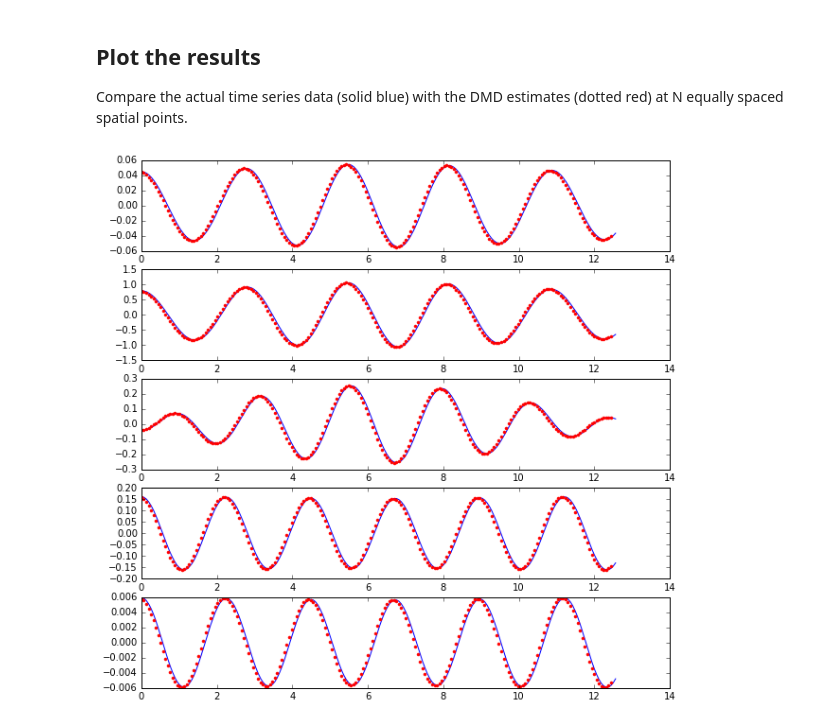
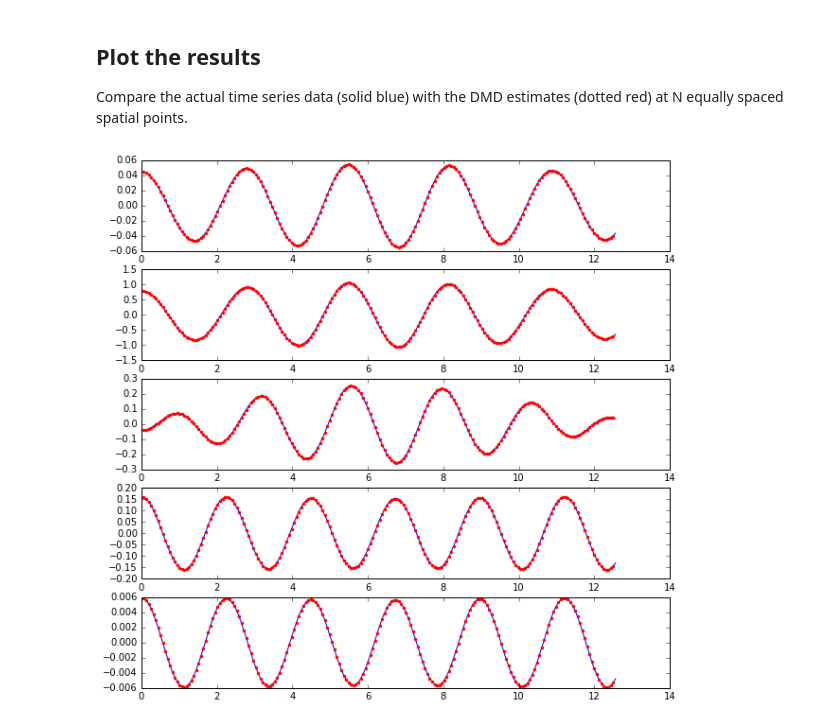
Before and after one commit to florisvb/DMDbookJupyter, a Jupyter notebook: DMD_Chap_1.ipynb, the cells around one changed output. Drawn from its saved outputs; the diff is of its cells as text; code cells hidden in the pictures.

```diff
--- a/DMD_Chap_1.ipynb
+++ b/DMD_Chap_1.ipynb
@@ -124,10 +124,10 @@ Compare the actual time series data (solid blue) with the DMD estimates (dotted
 # %%
 fig = plt.figure(figsize=(10,10))
 N = 5
 for i in range(N):
     ax = fig.add_subplot(N,1,1+i)
     row = int(X.shape[0]/float(N+1))*(i+1)
     ax.plot(t, np.real(X[row,:]), color='blue')
-    ax.plot(t[0:-2], np.real(X_dmd[row,:]), '.', color='red')
+    ax.plot(t[1:-1], np.real(X_dmd[row,:]), '.', color='red')
 # %% [output]
-[figure, old version]
+[figure, new version]
```
